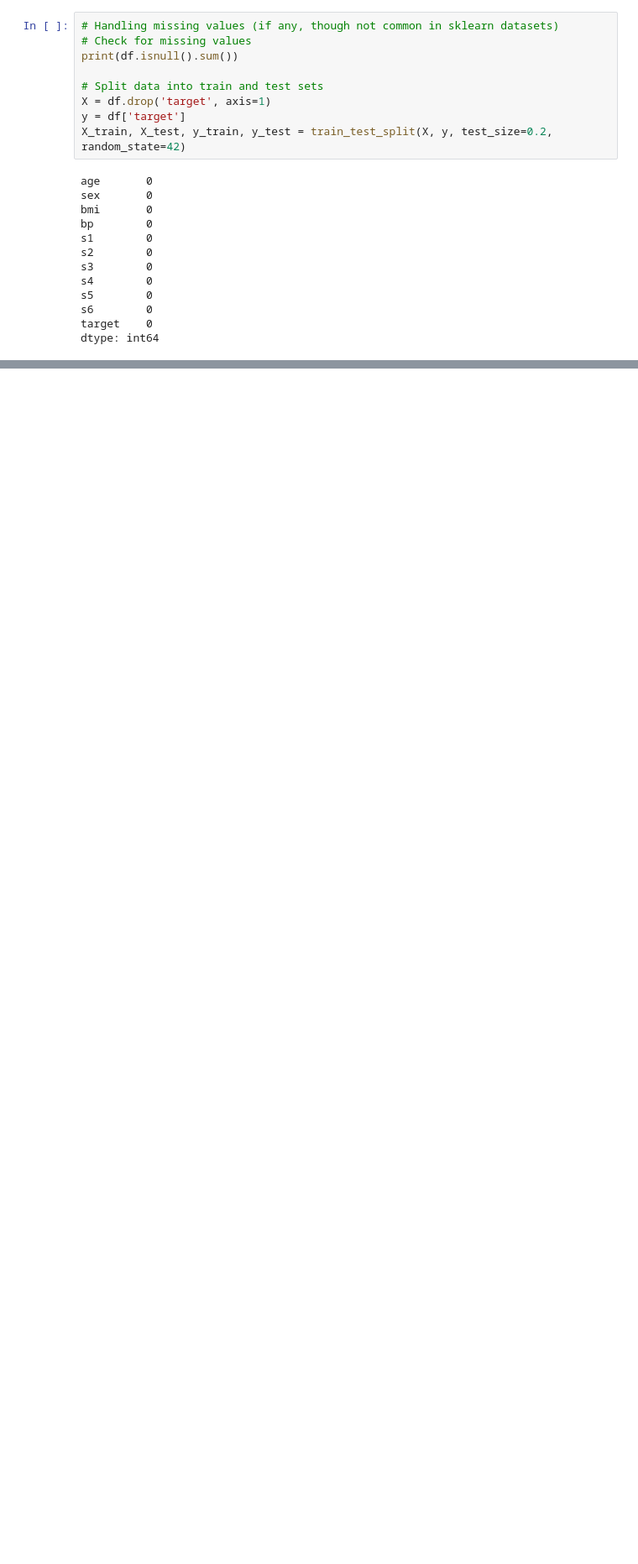
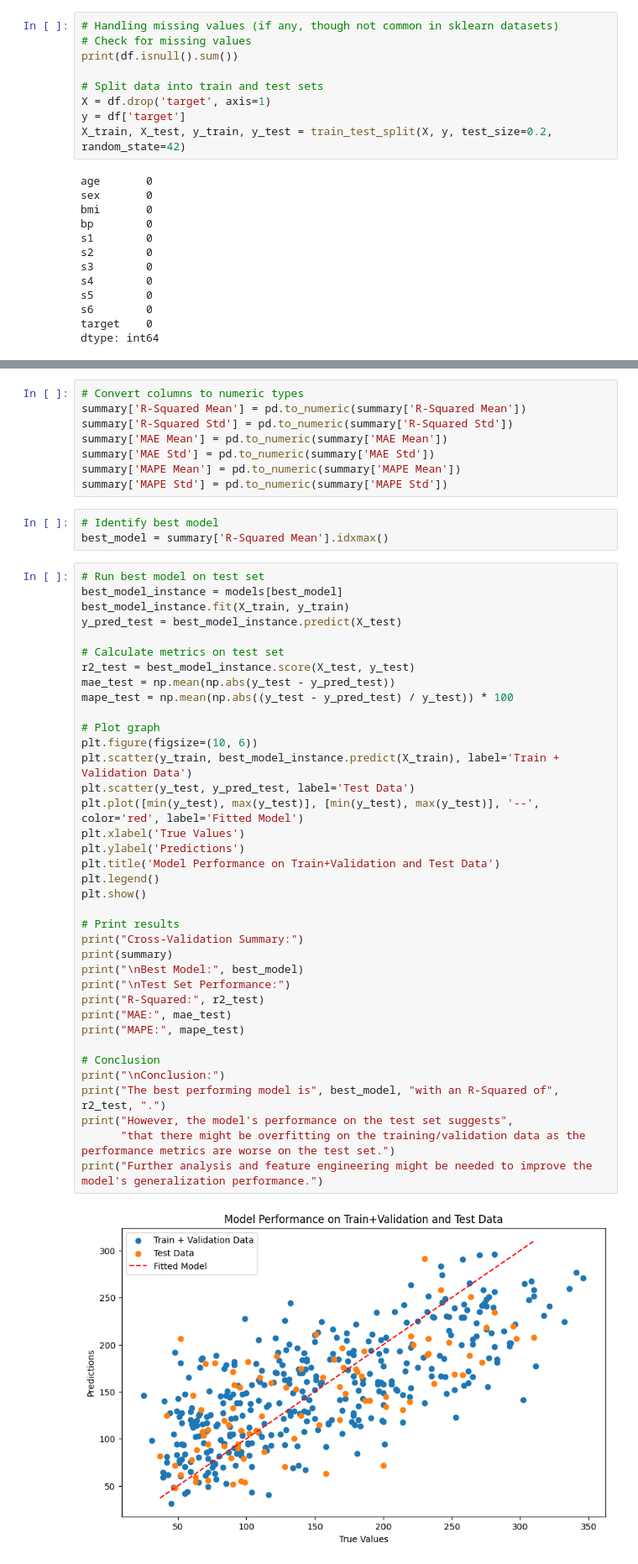
Before and after one commit to nagaraju366/CSCN8010-Labs, a Jupyter notebook: Lab5.ipynb, the cells around one changed output, grey strips where cells are left out. Shown at 84% size. Saved outputs shown, nothing was run; the diff lists cells and outputs as text; blank space fills up the shorter version.

```diff
--- a/Lab5.ipynb
+++ b/Lab5.ipynb
@@ -208,0 +111,50 @@ In conclusion, we utilized polynomial regression to predict diabetes disease pro
+# %%
+# Convert columns to numeric types
+summary['R-Squared Mean'] = pd.to_numeric(summary['R-Squared Mean'])
+summary['R-Squared Std'] = pd.to_numeric(summary['R-Squared Std'])
+summary['MAE Mean'] = pd.to_numeric(summary['MAE Mean'])
+summary['MAE Std'] = pd.to_numeric(summary['MAE Std'])
+summary['MAPE Mean'] = pd.to_numeric(summary['MAPE Mean'])
+summary['MAPE Std'] = pd.to_numeric(summary['MAPE Std'])
+# %%
+# Identify best model
+best_model = summary['R-Squared Mean'].idxmax()
+# %%
+# Run best model on test set
+best_model_instance = models[best_model]
+best_model_instance.fit(X_train, y_train)
+y_pred_test = best_model_instance.predict(X_test)
+
+# Calculate metrics on test set
+r2_test = best_model_instance.score(X_test, y_test)
+mae_test = np.mean(np.abs(y_test - y_pred_test))
+mape_test = np.mean(np.abs((y_test - y_pred_test) / y_test)) * 100
+
+# Plot graph
+plt.figure(figsize=(10, 6))
+plt.scatter(y_train, best_model_instance.predict(X_train), label='Train + Validation Data')
+plt.scatter(y_test, y_pred_test, label='Test Data')
+plt.plot([min(y_test), max(y_test)], [min(y_test), max(y_test)], '--', color='red', label='Fitted Model')
+plt.xlabel('True Values')
+plt.ylabel('Predictions')
+plt.title('Model Performance on Train+Validation and Test Data')
+plt.legend()
+plt.show()
+
+# Print results
+print("Cross-Validation Summary:")
+print(summary)
+print("\nBest Model:", best_model)
+print("\nTest Set Performance:")
+print("R-Squared:", r2_test)
+print("MAE:", mae_test)
+print("MAPE:", mape_test)
+
+# Conclusion
+print("\nConclusion:")
+print("The best performing model is", best_model, "with an R-Squared of", r2_test, ".")
+print("However, the model's performance on the test set suggests",
+      "that there might be overfitting on the training/validation data as the performance metrics are worse on the test set.")
+print("Further analysis and feature engineering might be needed to improve the model's generalization performance.")
+# %% [output]
+[figure, added]
```
Also changed, not shown: parts of 9 cells of this notebook.
